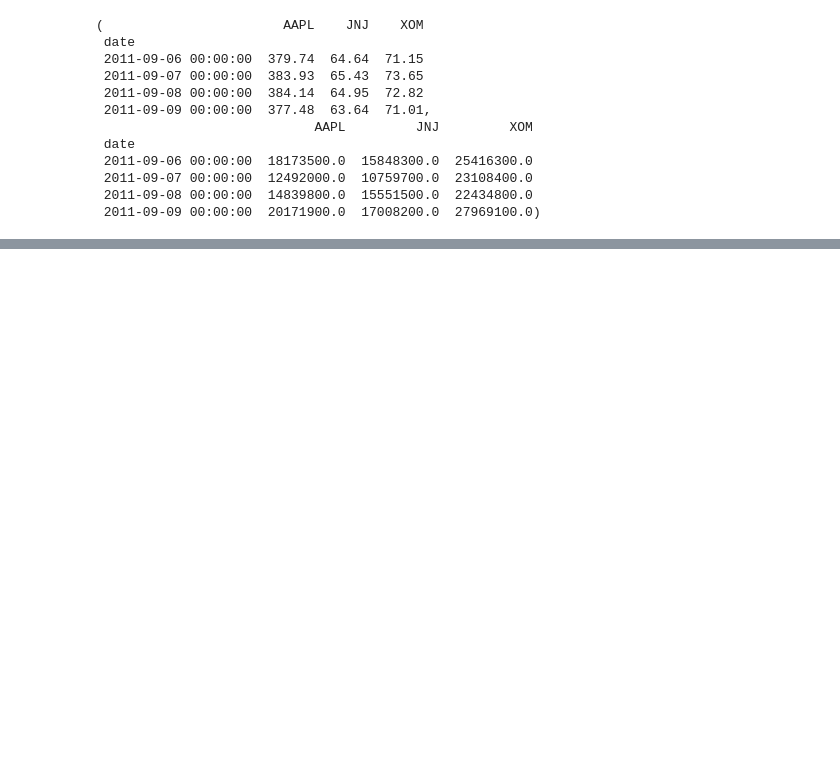
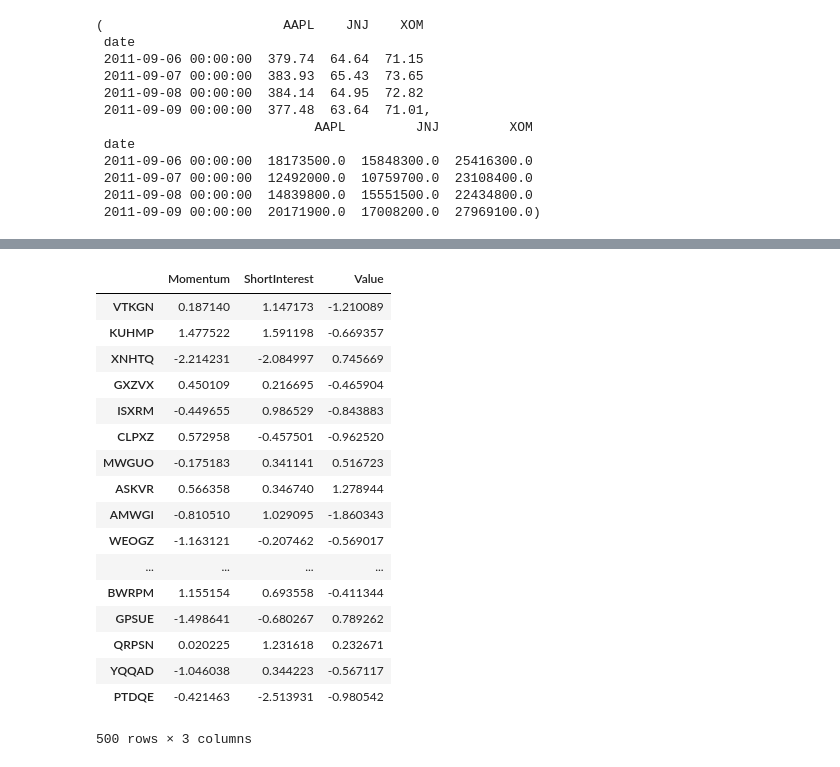
Before and after one commit to luxor42/python-learning, a Jupyter notebook: PythonForDataAnalysis/Python for Data Analysis - Chapter 11 - Financial and Economic Data Applications.ipynb, the cells around one changed output, grey strips where cells are left out. Saved outputs shown, nothing was run; the diff lists cells and outputs as text; code cells hidden in the pictures; blank space fills up the shorter version.

```diff
--- a/PythonForDataAnalysis/Python for Data Analysis - Chapter 11 - Financial and Economic Data Applications.ipynb
+++ b/PythonForDataAnalysis/Python for Data Analysis - Chapter 11 - Financial and Economic Data Applications.ipynb
@@ -58,0 +578,25 @@ prices.align(volume, join = 'inner')
+# %%
+# Standardize the z-score within each industry
+def zscore(group):
+    return (group - group.mean()) / group.std()
+df_stand = by_industry.apply(zscore)
+df_stand
+# %% [output]
+|  | Momentum | ShortInterest | Value |
+| VTKGN | 0.187140 | 1.147173 | -1.210089 |
+| KUHMP | 1.477522 | 1.591198 | -0.669357 |
+| XNHTQ | -2.214231 | -2.084997 | 0.745669 |
+| GXZVX | 0.450109 | 0.216695 | -0.465904 |
+| ISXRM | -0.449655 | 0.986529 | -0.843883 |
+| CLPXZ | 0.572958 | -0.457501 | -0.962520 |
+| MWGUO | -0.175183 | 0.341141 | 0.516723 |
+| ASKVR | 0.566358 | 0.346740 | 1.278944 |
+| AMWGI | -0.810510 | 1.029095 | -1.860343 |
+| WEOGZ | -1.163121 | -0.207462 | -0.569017 |
+| ... | ... | ... | ... |
+| BWRPM | 1.155154 | 0.693558 | -0.411344 |
+| GPSUE | -1.498641 | -0.680267 | 0.789262 |
+| QRPSN | 0.020225 | 1.231618 | 0.232671 |
+| YQQAD | -1.046038 | 0.344223 | -0.567117 |
+| PTDQE | -0.421463 | -2.513931 | -0.980542 |
+500 rows × 3 columns
```
Also changed, not shown: parts of 51 cells of this notebook.
